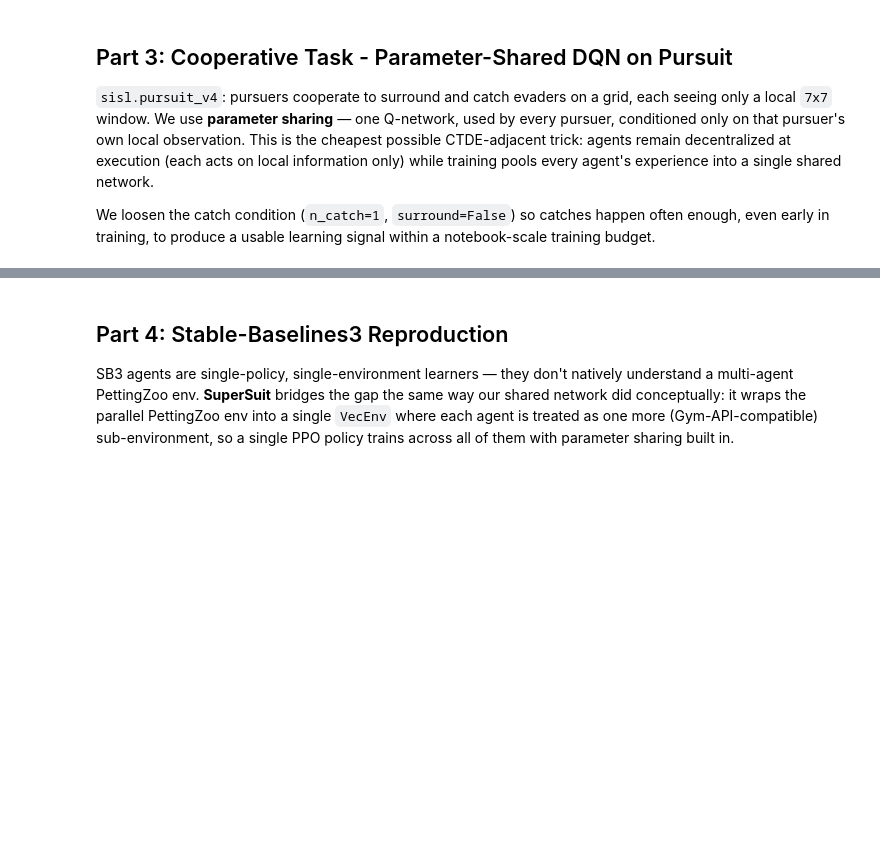
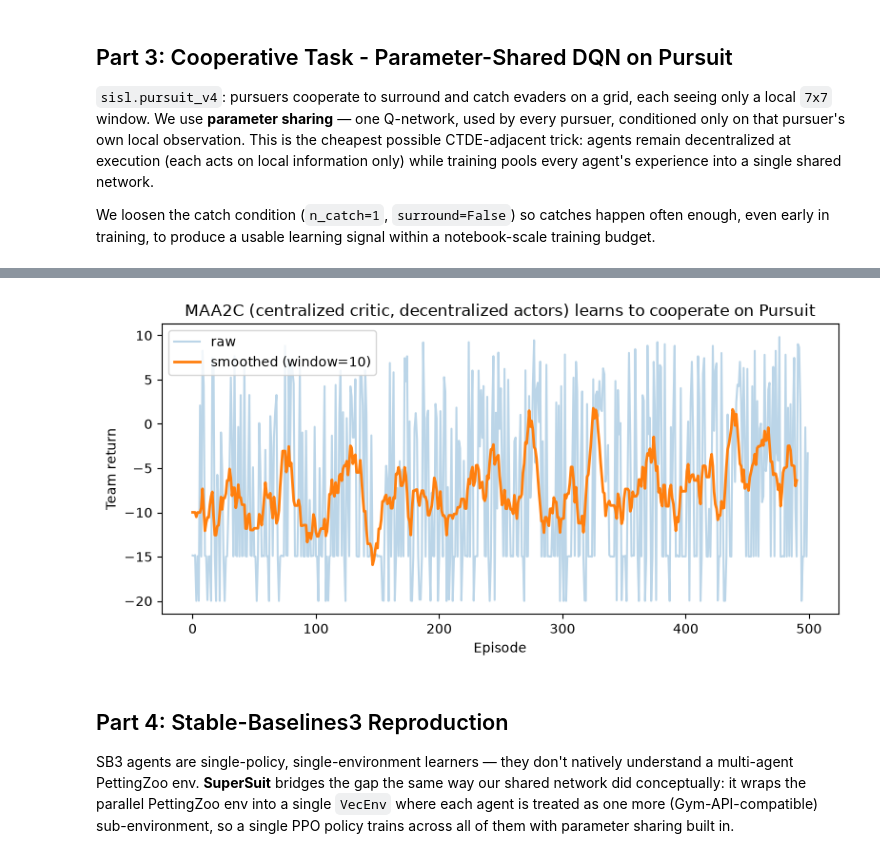
Before and after one commit to powell-clark/reinforcement-learning, a Jupyter notebook: notebooks/12b_marl_practical.ipynb, the cells around one changed output, grey strips where cells are left out. Saved outputs shown, nothing was run; the diff lists cells and outputs as text; code cells hidden in the pictures; blank space fills up the shorter version.

```diff
--- a/notebooks/12b_marl_practical.ipynb
+++ b/notebooks/12b_marl_practical.ipynb
@@ -198,3 +352,17 @@ plt.show()
+# %%
+fig, ax = plt.subplots(figsize=(8, 4))
+window = 10
+smoothed = np.convolve(ctde_episode_returns, np.ones(window) / window, mode='valid')
+ax.plot(ctde_episode_returns, alpha=0.3, label='raw')
+ax.plot(smoothed, linewidth=2, label=f'smoothed (window={window})')
+ax.set_xlabel('Episode')
+ax.set_ylabel('Team return')
+ax.set_title('MAA2C (centralized critic, decentralized actors) learns to cooperate on Pursuit')
+ax.legend()
+plt.tight_layout()
+plt.show()
+# %% [output]
+[figure, added]
 # %% [markdown]
 ## Part 4: Stable-Baselines3 Reproduction
 
```
Also changed, not shown: parts of 7 cells of this notebook, 2 other files.
